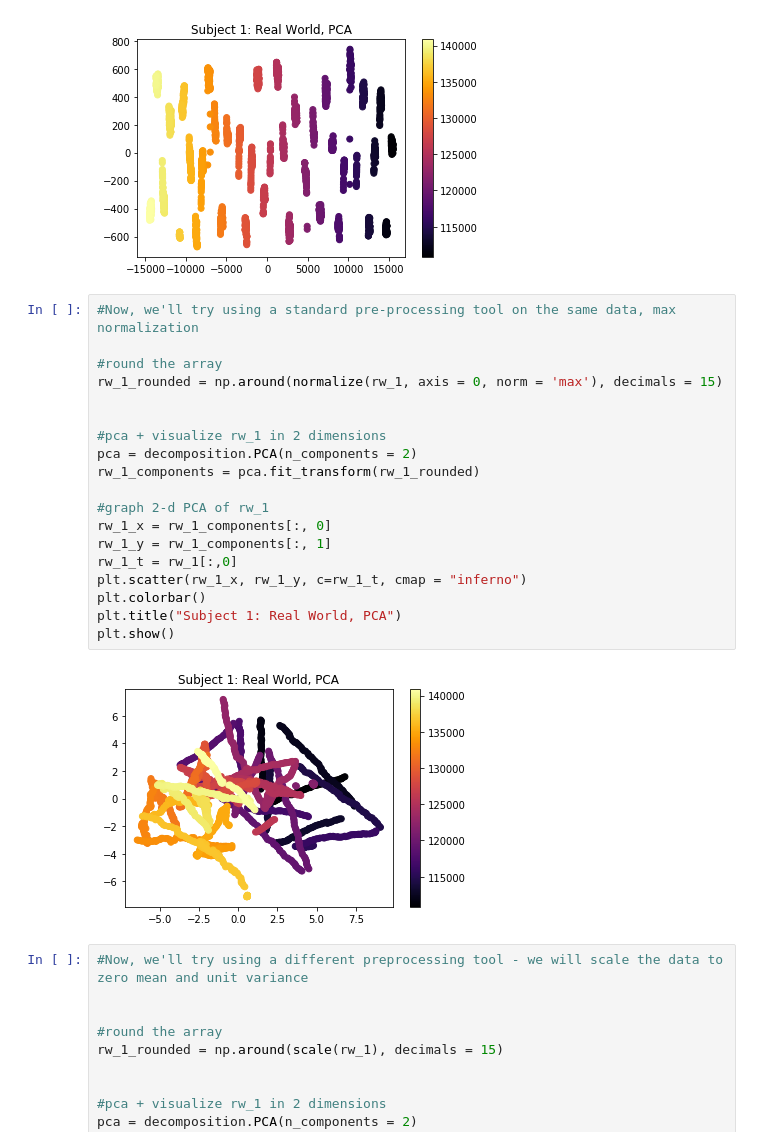
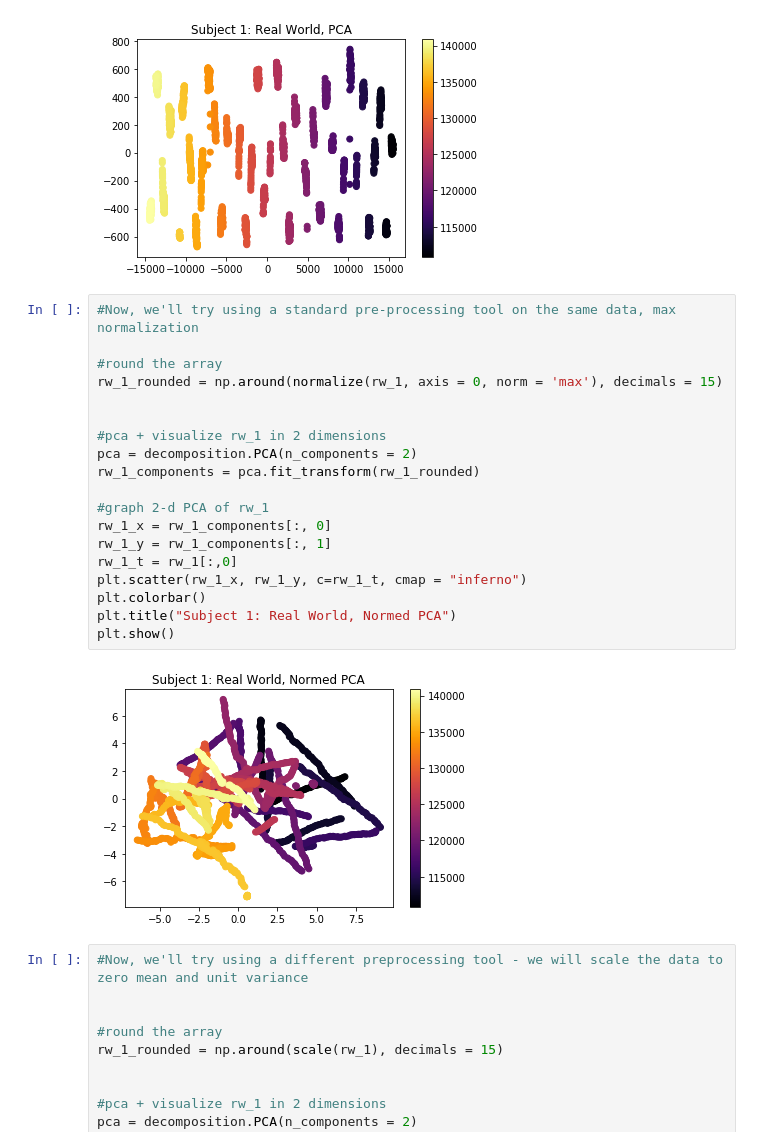
Before and after one commit to talpallikar/vr-motion-analysis, a Jupyter notebook: src/pca_norm_comparison.ipynb, the cells around one changed output. Saved outputs shown, nothing was run; the diff lists cells and outputs as text.

```diff
--- a/src/pca_norm_comparison.ipynb
+++ b/src/pca_norm_comparison.ipynb
@@ -100,24 +100,24 @@ plt.show()
 # %%
 #Now, we'll try using a standard pre-processing tool on the same data, max normalization
 
 #round the array
 rw_1_rounded = np.around(normalize(rw_1, axis = 0, norm = 'max'), decimals = 15)
 
 
 #pca + visualize rw_1 in 2 dimensions
 pca = decomposition.PCA(n_components = 2)
 rw_1_components = pca.fit_transform(rw_1_rounded)
 
 #graph 2-d PCA of rw_1
 rw_1_x = rw_1_components[:, 0]
 rw_1_y = rw_1_components[:, 1]
 rw_1_t = rw_1[:,0]
 plt.scatter(rw_1_x, rw_1_y, c=rw_1_t, cmap = "inferno")
 plt.colorbar()
-plt.title("Subject 1: Real World, PCA")
+plt.title("Subject 1: Real World, Normed PCA")
 plt.show()
 # %% [output]
-[figure, old version]
+[figure, new version]
 # %%
 #Now, we'll try using a different preprocessing tool - we will scale the data to zero mean and unit variance
 
```
Also changed, not shown: 2 other files.
